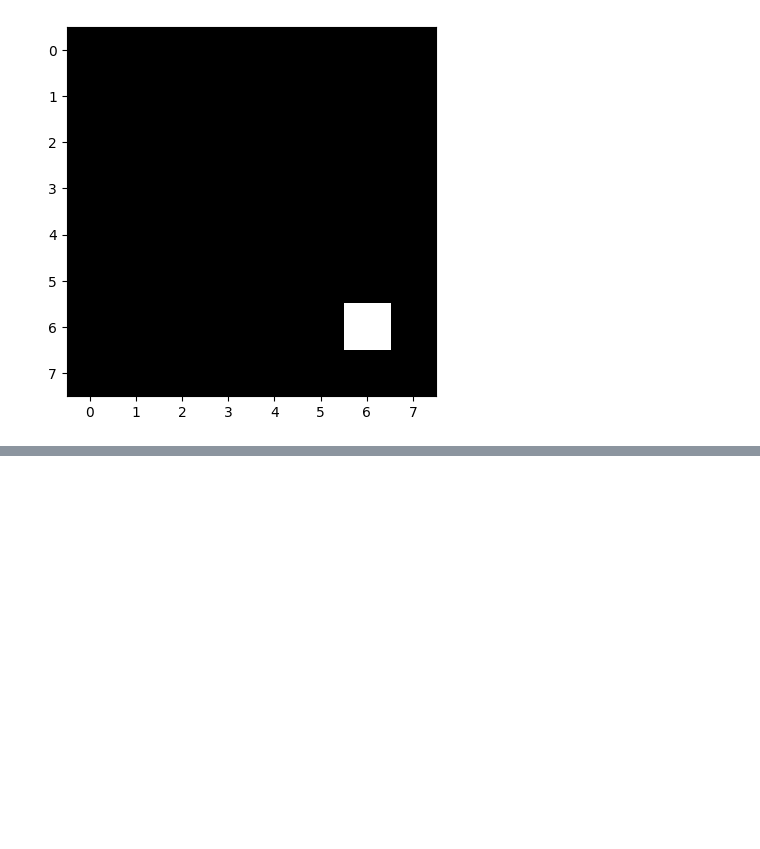
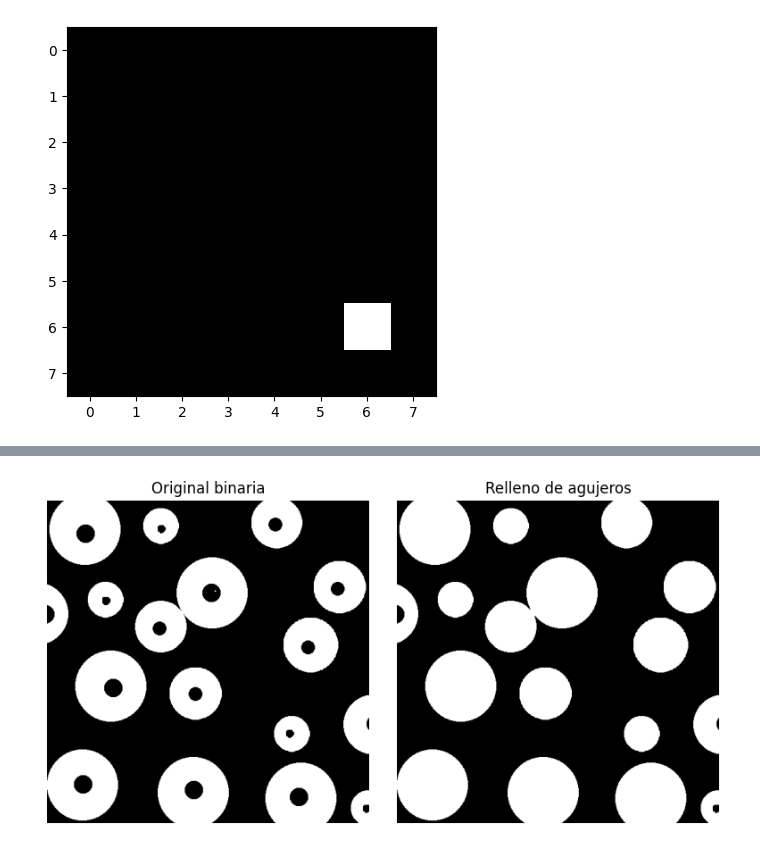
Before and after one commit to japinuela/Sistemas-Percepcion, a Jupyter notebook: Morfologia/mofologia_basico.ipynb, the cells around one changed output, grey strips where cells are left out. Saved outputs shown, nothing was run; the diff lists cells and outputs as text; code cells hidden in the pictures; blank space fills up the shorter version.

```diff
--- a/Morfologia/mofologia_basico.ipynb
+++ b/Morfologia/mofologia_basico.ipynb
@@ -275,0 +378,46 @@ plt.imshow(output_image, cmap='gray')
+# %%
+import cv2
+import numpy as np
+import matplotlib.pyplot as plt
+
+def fill_holes_robust(bw255):
+    # 1) Asegurar binaria 0/255
+    bw = (bw255 > 0).astype(np.uint8) * 255
+
+    # 2) Forzar objeto blanco / fondo negro (si hay fondo claro, invertimos)
+    invert_back = False
+    if np.mean(bw) > 127:      # fondo mayormente claro
+        bw = 255 - bw
+        invert_back = True
+
+    # 3) Añadir borde negro para que (0,0) sea fondo seguro
+    bordered = cv2.copyMakeBorder(bw, 1, 1, 1, 1, cv2.BORDER_CONSTANT, value=0)
+
+    # 4) Flood fill desde la esquina: “pintamos” TODO el fondo conectado a borde
+    mask = np.zeros((bordered.shape[0] + 2, bordered.shape[1] + 2), np.uint8)
+    ff = bordered.copy()
+    cv2.floodFill(ff, mask, seedPoint=(0, 0), newVal=255)
+
+    # 5) Quitar borde, invertir (fondo→0, huecos→255) y rellenar
+    ff = ff[1:-1, 1:-1]
+    holes = cv2.bitwise_not(ff)          # 255 solo en huecos internos
+    filled = cv2.bitwise_or(bw, holes)   # original + huecos
+
+    # 6) Volver a la polaridad original si hubo inversión
+    if invert_back:
+        filled = 255 - filled
+
+    return filled
+
+# --- Ejemplo de uso con tu imagen ---
+img = cv2.imread("filling.tiff", cv2.IMREAD_GRAYSCALE)
+_, bw_gaps = cv2.threshold(img, 0, 255, cv2.THRESH_BINARY + cv2.THRESH_OTSU)
+
+filled = fill_holes_robust(bw_gaps)
+
+plt.figure(figsize=(8,4))
+plt.subplot(1,2,1); plt.imshow(bw_gaps, cmap='gray'); plt.title("Original binaria"); plt.axis('off')
+plt.subplot(1,2,2); plt.imshow(filled,  cmap='gray'); plt.title("Relleno de agujeros"); plt.axis('off')
+plt.tight_layout(); plt.show()
+# %% [output]
+[figure, added]
```
Also changed, not shown: parts of 1 cell of this notebook, 4 other files.
